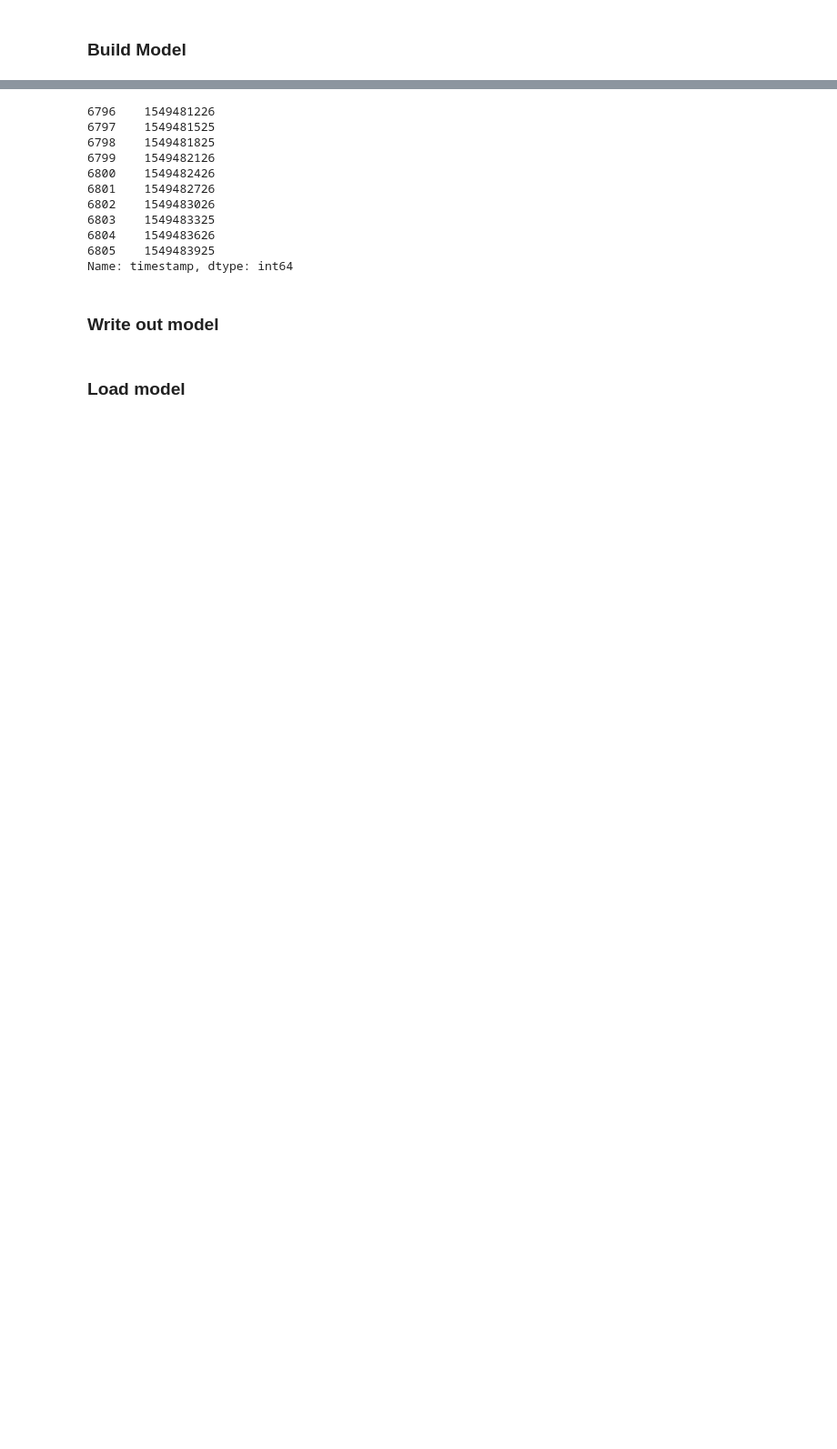
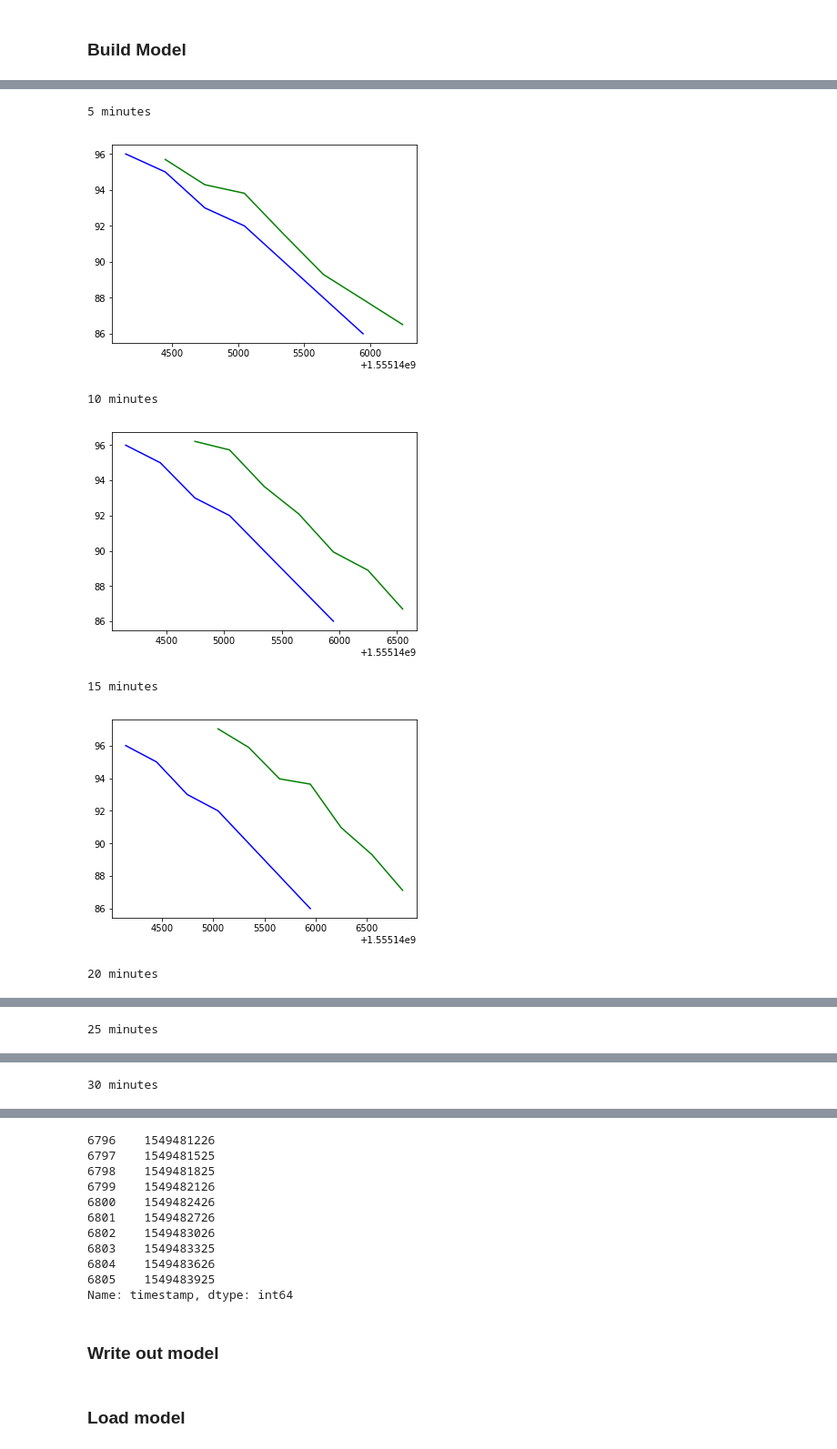
Before and after one commit to diabetes-manager/data-science, a Jupyter notebook: XGB_chris.ipynb, the cells around one changed output, grey strips where cells are left out. Shown at 91% size. Saved outputs shown, nothing was run; the diff lists cells and outputs as text; code cells hidden in the pictures; blank space fills up the shorter version.

```diff
--- a/XGB_chris.ipynb
+++ b/XGB_chris.ipynb
@@ -93,4 +97,5 @@ baseline_rmse(df=load_so_cgm(), minutes=30)
 ### Build Model
 # %%
 df = load_so_cgm()
-df = preprocess(df)
+df = df.iloc[-3:]
+df = preprocess(df, minutes=5)
@@ -143,7 +149,7 @@ def build_model(df, minutes=30):
 df = load_so_cgm()
 models = []
 for minutes in range(5, 31, 5):
-    with open('diabetesmanager/model_' + str(minutes) + '_minutes.pkl', 'wb') as f:
+    with open('diabetesmanager/ml_models/model_' + str(minutes) + '_minutes.pkl', 'wb') as f:
         model = build_model(df.copy(), minutes)
         models.append(model)
         pickle.dump(model, f)
@@ -286,9 +287,0 @@ X_val.head()
-# %%
-num_values = 100
-for model in models:
-    y_pred = model.predict(X_val.iloc[:num_values, :])
-    fig = Figure()
-    plt.plot(X_val.iloc[:num_values, 0],
-             X_val.iloc[:num_values, 1], color='b')
-    plt.plot(X_val.iloc[:num_values, 0], y_pred, color='g')
-    plt.show()
@@ -301,0 +288,36 @@ for model in models:
+# %%
+from pathlib import Path
+
+MODEL_DIR = Path('diabetesmanager/ml_models')
+models = []
+for model_path in MODEL_DIR.iterdir():
+    if str(model_path).endswith('.pkl'):
+        with open(model_path, 'rb') as f:
+            models.append(pickle.load(f))
+# %%
+df = load_so_cgm()
+df = preprocess(df, minutes=5)
+df = df[[col for col in df if '_minutes' not in col]]
+
+last_seconds = 30 * 60
+seconds_ago = df['timestamp'].max() - last_seconds
+for i, model in enumerate(models):
+    print((i+1)*5, 'minutes')
+    y_pred = model.predict(df.loc[df['timestamp'] >= seconds_ago])
+
+    # actual
+    plt.plot(df.loc[df['timestamp'] >= seconds_ago, 'timestamp'],
+             df.loc[df['timestamp'] >= seconds_ago, 'measurement'], color='b')
+
+    # prediction
+    plt.plot(df.loc[df['timestamp'] >= seconds_ago,  'timestamp'] + (i+1)*5*60,
+             y_pred, color='g')
+    plt.show()
+# %% [output]
+5 minutes
+[figure, added]
+10 minutes
+[figure, added]
+15 minutes
+[figure, added]
+20 minutes
@@ -301,0 +325 @@ for model in models:
+25 minutes
@@ -301,0 +327 @@ for model in models:
+30 minutes
```
Also changed, not shown: parts of 10 cells of this notebook, 15 other files.
